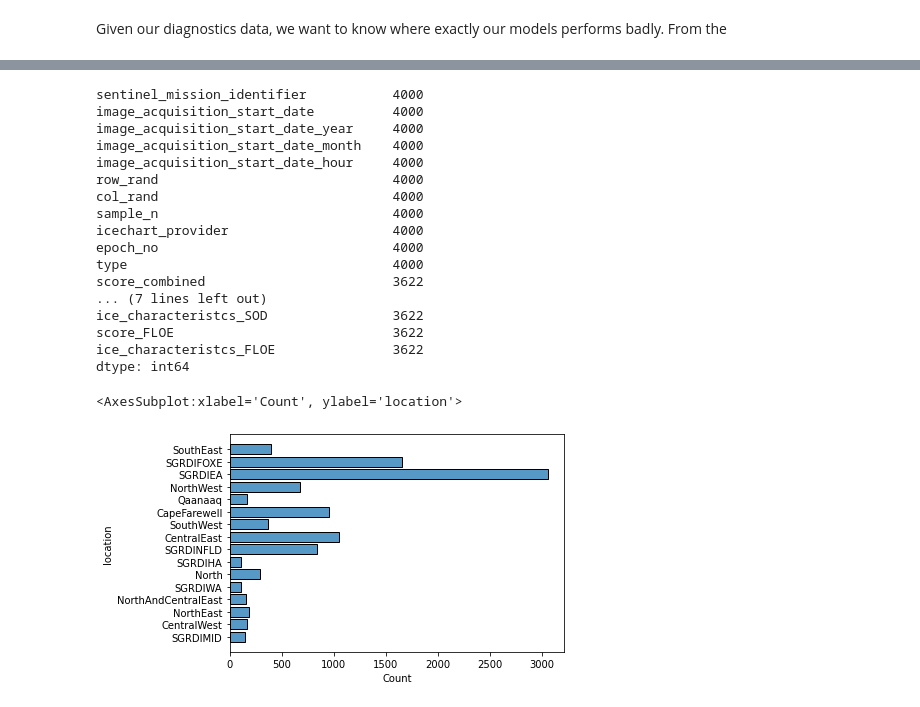
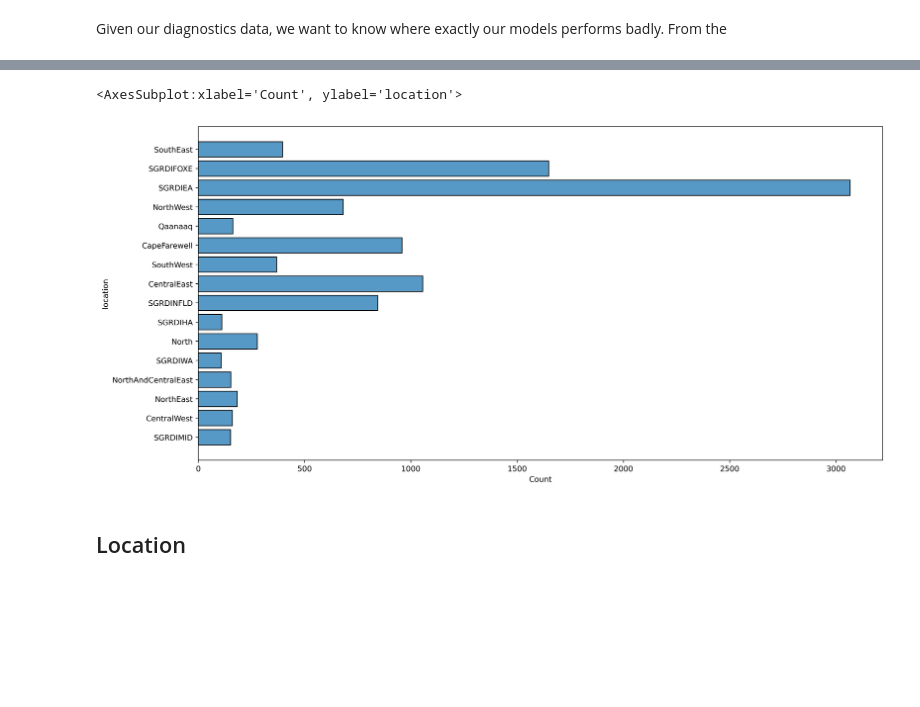
Before and after one commit to MagnusOstertag/AI4ArcticSeaIceChallenge, a Jupyter notebook: visualize_metadata.ipynb, the cells around one changed output, grey strips where cells are left out. Saved outputs shown, nothing was run; the diff lists cells and outputs as text; code cells hidden in the pictures; blank space fills up the shorter version.

Commit message:
error visualizations

```diff
--- a/visualize_metadata.ipynb
+++ b/visualize_metadata.ipynb
@@ -139,26 +107,9 @@ count_location
-# %%
-count_location.sum()
-# %% [output]
-sentinel_mission_identifier           4000
-image_acquisition_start_date          4000
-image_acquisition_start_date_year     4000
-image_acquisition_start_date_month    4000
-image_acquisition_start_date_hour     4000
-row_rand                              4000
-col_rand                              4000
-sample_n                              4000
-icechart_provider                     4000
-epoch_no                              4000
-type                                  4000
-score_combined                        3622
-... (7 lines left out)
-ice_characteristcs_SOD                3622
-score_FLOE                            3622
-ice_characteristcs_FLOE               3622
-dtype: int64
 # %%
+fig, axs = plt.subplots(figsize=(16,8), dpi=400)
 sns.histplot(data=metadata_stagioni_best, y='location', weights='loss_combined',
              multiple='stack', shrink=.8)
 # %% [output]
 <AxesSubplot:xlabel='Count', ylabel='location'>
-[figure, old version]
+[figure, new version]
+# %% [markdown]
+## Location
```
Also changed, not shown: parts of 17 cells of this notebook, 2 other files.
